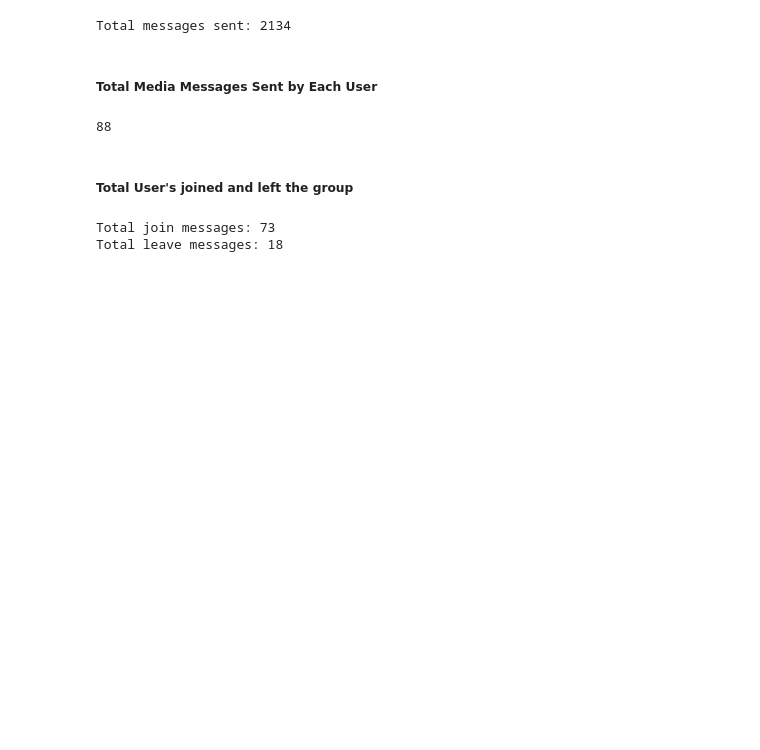
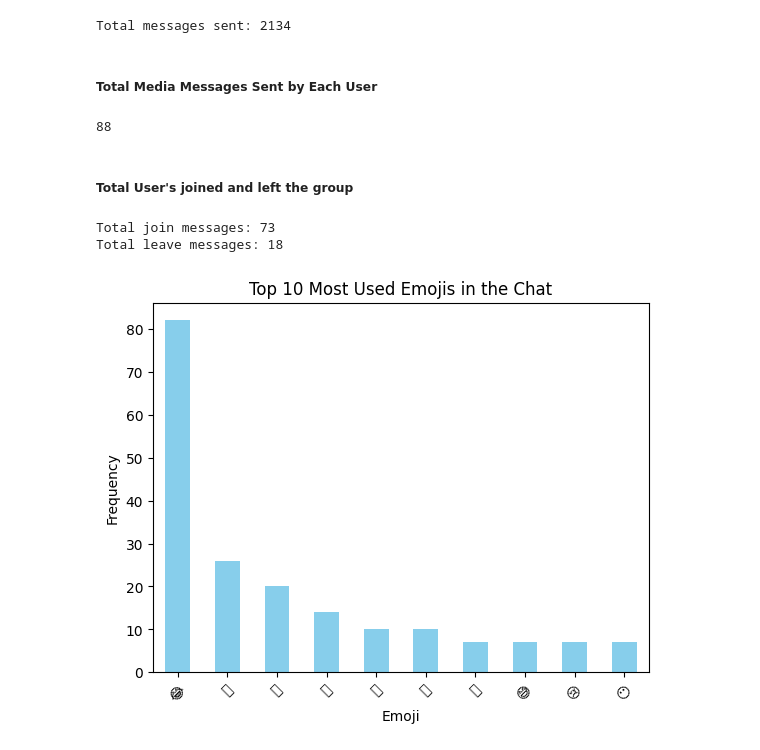
Before and after one commit to Chirag529/WhatsAppAnalysis, a Jupyter notebook: main.ipynb, the cells around one changed output. Drawn from its saved outputs; the diff is of its cells as text; code cells hidden in the pictures; blank space fills up the shorter version.

```diff
--- a/main.ipynb
+++ b/main.ipynb
@@ -219,30 +221,32 @@ Total leave messages: 18
 # %%
 import pandas as pd
 import matplotlib.pyplot as plt
-import emoji
+import re
 
 # Assuming you have already read the chat data into a DataFrame called 'df'
 
 # Function to extract emojis from a text message
 def extract_emojis(text):
-    return [c for c in text if c in emoji.UNICODE_EMOJI]
+    return ''.join(re.findall(r'[\U0001F600-\U0001F64F\U0001F300-\U0001F5FF\U0001F680-\U0001F6FF\U0001F700-\U0001F77F\U0001F780-\U0001F7FF\U0001F800-\U0001F8FF\U0001F900-\U0001F9FF\U0001FA00-\U0001FA6F\U0001FA70-\U0001FAFF\U0001FB00-\U0001FBFF\U0001FC00-\U0001FCFF\U0001FD00-\U0001FDFF\U0001FE00-\U0001FEFF\U0001FF00-\U0001FFFF]+', text))
 
 # Apply the extract_emojis function to the 'Message' column and create a new column 'Emojis'
 df['Emojis'] = df['Message'].apply(extract_emojis)
 
 # Flatten the list of emojis
 all_emojis = [emoji for sublist in df['Emojis'] for emoji in sublist]
 
 # Count the frequency of each emoji
 emoji_counts = pd.Series(all_emojis).value_counts()
 
 # Plot the top 10 most frequent emojis
 top_10_emojis = emoji_counts.head(10)
 
 # Create a bar chart for the top 10 emojis
 top_10_emojis.plot(kind='bar', color='skyblue')
 plt.title('Top 10 Most Used Emojis in the Chat')
 plt.xlabel('Emoji')
 plt.ylabel('Frequency')
 plt.xticks(rotation=45)
 plt.show()
+# %% [output]
+[figure, added]
```
Also changed, not shown: parts of 3 cells of this notebook.
